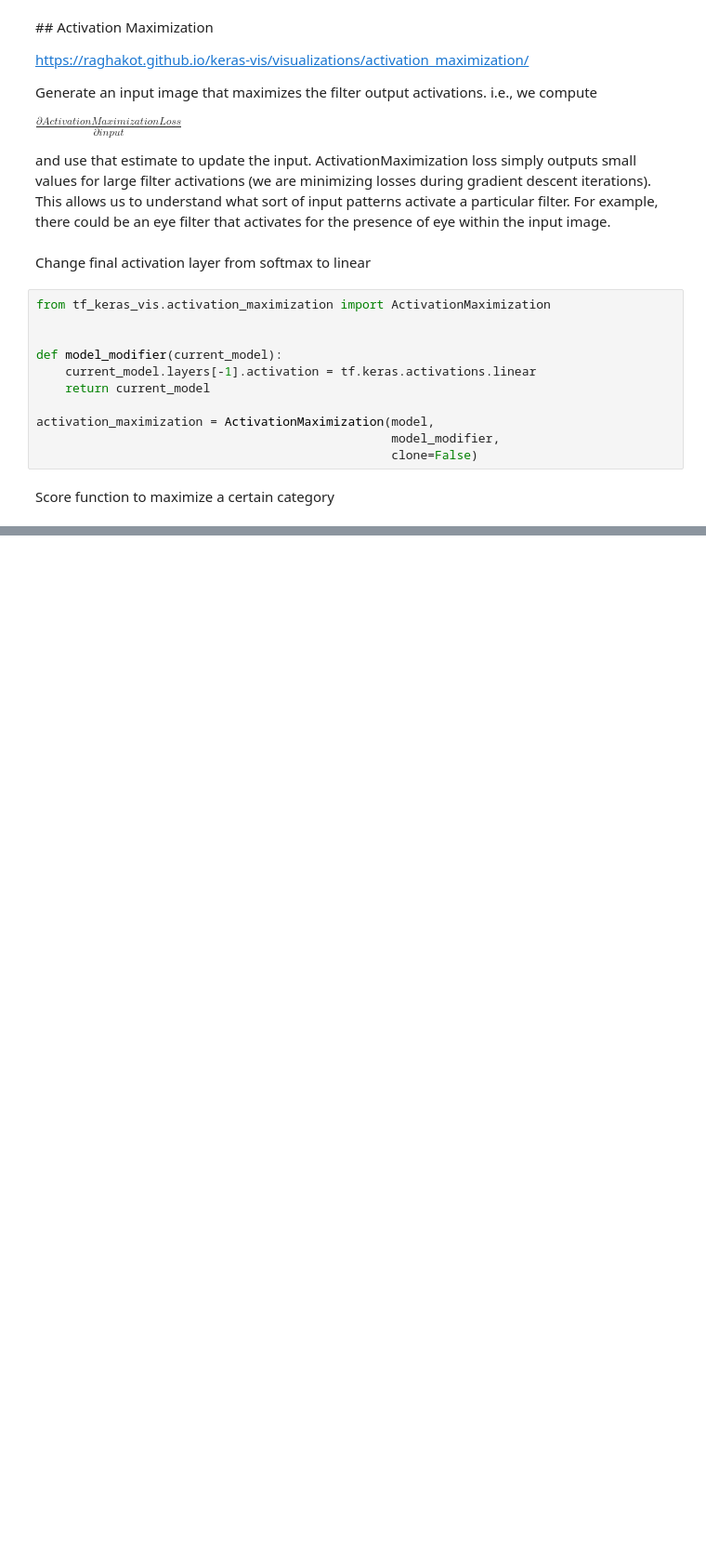
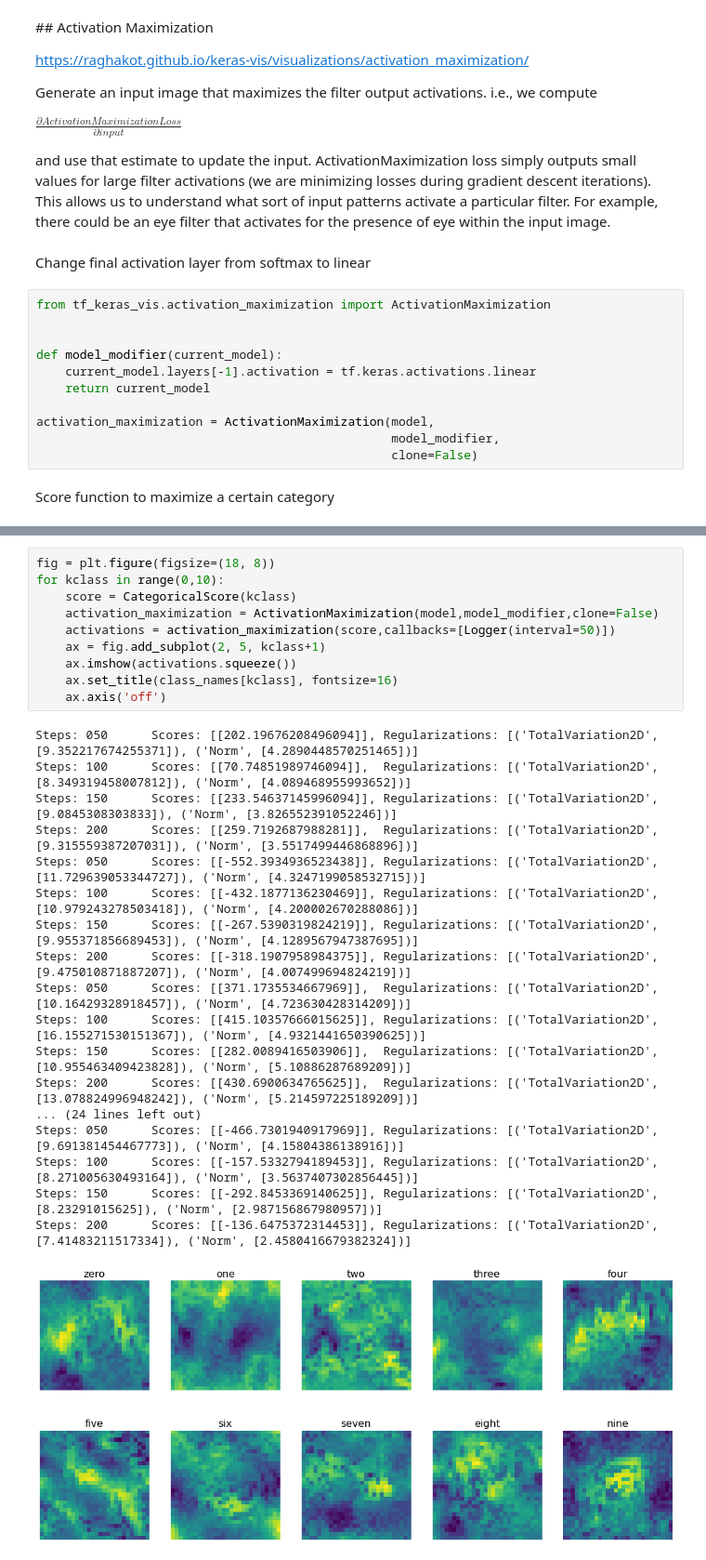
Before and after one commit to raulbenitez/IWANN21, a Jupyter notebook: MNIST_interpretability.ipynb, the cells around one changed output, grey strips where cells are left out. Shown: that part at 93% size. Cells and saved outputs as stored; diff of their text form; blank space fills up the shorter version.

```diff
--- a/MNIST_interpretability.ipynb
+++ b/MNIST_interpretability.ipynb
@@ -259,0 +286,29 @@ plt.show()
+# %%
+fig = plt.figure(figsize=(18, 8))
+for kclass in range(0,10):
+    score = CategoricalScore(kclass)
+    activation_maximization = ActivationMaximization(model,model_modifier,clone=False)
+    activations = activation_maximization(score,callbacks=[Logger(interval=50)])
+    ax = fig.add_subplot(2, 5, kclass+1)
+    ax.imshow(activations.squeeze())
+    ax.set_title(class_names[kclass], fontsize=16)
+    ax.axis('off')
+# %% [output]
+Steps: 050      Scores: [[202.19676208496094]], Regularizations: [('TotalVariation2D', [9.352217674255371]), ('Norm', [4.2890448570251465])]
+Steps: 100      Scores: [[70.74851989746094]],  Regularizations: [('TotalVariation2D', [8.349319458007812]), ('Norm', [4.089468955993652])]
+Steps: 150      Scores: [[233.54637145996094]], Regularizations: [('TotalVariation2D', [9.0845308303833]), ('Norm', [3.826552391052246])]
+Steps: 200      Scores: [[259.7192687988281]],  Regularizations: [('TotalVariation2D', [9.315559387207031]), ('Norm', [3.5517499446868896])]
+Steps: 050      Scores: [[-552.3934936523438]], Regularizations: [('TotalVariation2D', [11.729639053344727]), ('Norm', [4.3247199058532715])]
+Steps: 100      Scores: [[-432.1877136230469]], Regularizations: [('TotalVariation2D', [10.979243278503418]), ('Norm', [4.200002670288086])]
+Steps: 150      Scores: [[-267.5390319824219]], Regularizations: [('TotalVariation2D', [9.955371856689453]), ('Norm', [4.1289567947387695])]
+Steps: 200      Scores: [[-318.1907958984375]], Regularizations: [('TotalVariation2D', [9.475010871887207]), ('Norm', [4.007499694824219])]
+Steps: 050      Scores: [[371.1735534667969]],  Regularizations: [('TotalVariation2D', [10.16429328918457]), ('Norm', [4.723630428314209])]
+Steps: 100      Scores: [[415.10357666015625]], Regularizations: [('TotalVariation2D', [16.155271530151367]), ('Norm', [4.9321441650390625])]
+Steps: 150      Scores: [[282.0089416503906]],  Regularizations: [('TotalVariation2D', [10.955463409423828]), ('Norm', [5.10886287689209])]
+Steps: 200      Scores: [[430.6900634765625]],  Regularizations: [('TotalVariation2D', [13.078824996948242]), ('Norm', [5.214597225189209])]
+... (24 lines left out)
+Steps: 050      Scores: [[-466.7301940917969]], Regularizations: [('TotalVariation2D', [9.691381454467773]), ('Norm', [4.15804386138916])]
+Steps: 100      Scores: [[-157.5332794189453]], Regularizations: [('TotalVariation2D', [8.271005630493164]), ('Norm', [3.5637407302856445])]
+Steps: 150      Scores: [[-292.8453369140625]], Regularizations: [('TotalVariation2D', [8.23291015625]), ('Norm', [2.987156867980957])]
+Steps: 200      Scores: [[-136.6475372314453]], Regularizations: [('TotalVariation2D', [7.41483211517334]), ('Norm', [2.4580416679382324])]
+[figure, added]
```
Also changed, not shown: parts of 10 cells of this notebook.
